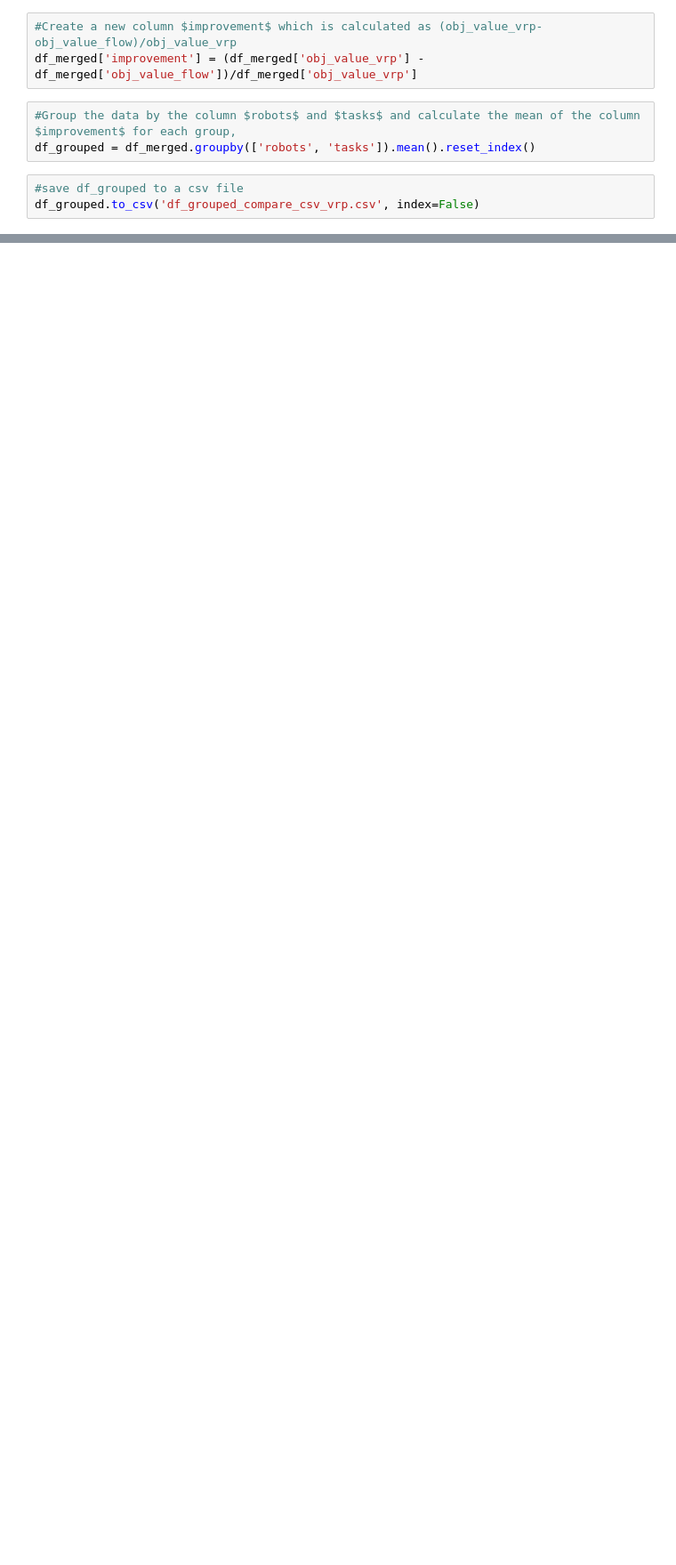
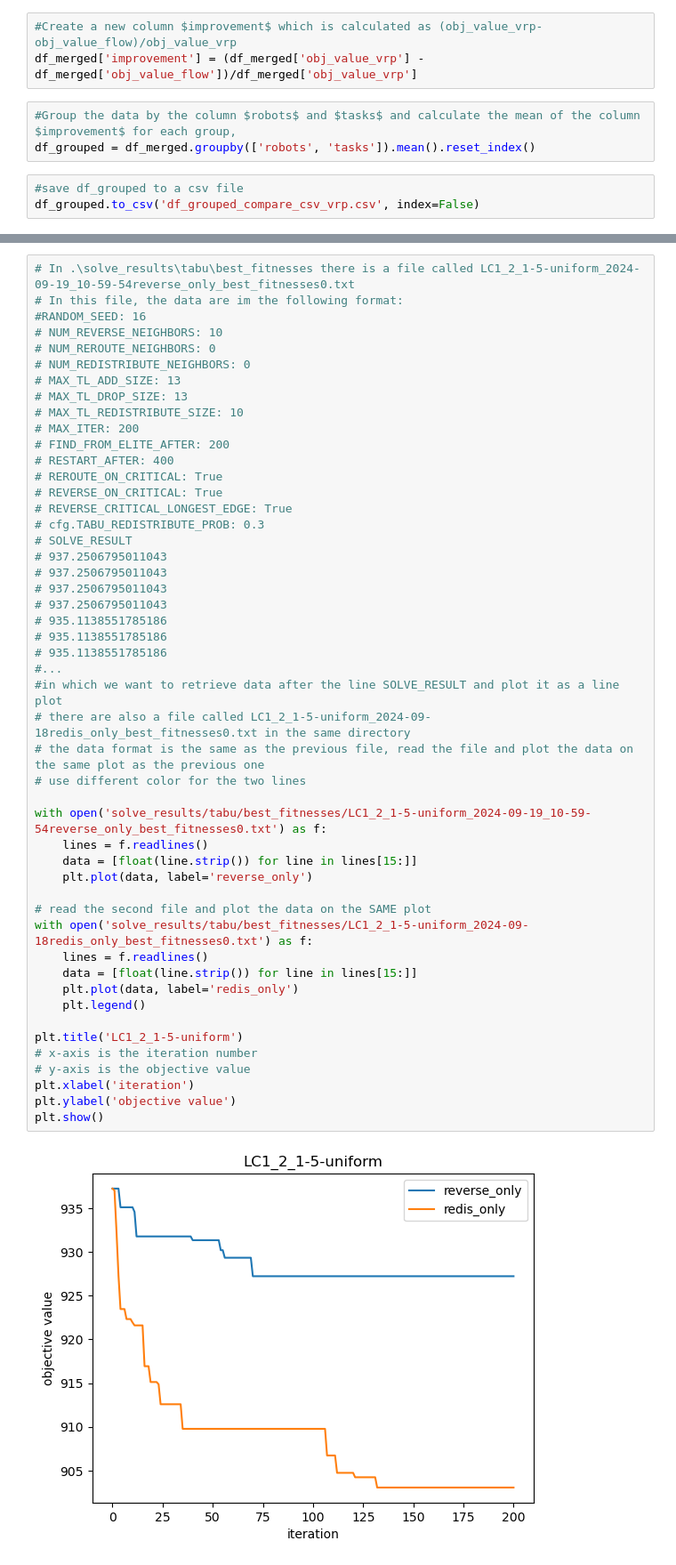
Before and after one commit to thaonc97/thao_phd_model, a Jupyter notebook: data_analyze.ipynb, the cells around one changed output, grey strips where cells are left out. Shown at 89% size. Drawn from its saved outputs; the diff is of its cells as text; blank space fills up the shorter version.

Commit message:
update dedicated redis

```diff
--- a/data_analyze.ipynb
+++ b/data_analyze.ipynb
@@ -115,0 +121,51 @@ df_grouped.to_csv('df_grouped_compare_csv_vrp.csv', index=False)
+# %%
+# In .\solve_results\tabu\best_fitnesses there is a file called LC1_2_1-5-uniform_2024-09-19_10-59-54reverse_only_best_fitnesses0.txt
+# In this file, the data are im the following format:
+#RANDOM_SEED: 16
+# NUM_REVERSE_NEIGHBORS: 10
+# NUM_REROUTE_NEIGHBORS: 0
+# NUM_REDISTRIBUTE_NEIGHBORS: 0
+# MAX_TL_ADD_SIZE: 13
+# MAX_TL_DROP_SIZE: 13
+# MAX_TL_REDISTRIBUTE_SIZE: 10
+# MAX_ITER: 200
+# FIND_FROM_ELITE_AFTER: 200
+# RESTART_AFTER: 400
+# REROUTE_ON_CRITICAL: True
+# REVERSE_ON_CRITICAL: True
+# REVERSE_CRITICAL_LONGEST_EDGE: True
+# cfg.TABU_REDISTRIBUTE_PROB: 0.3
+# SOLVE_RESULT
+# 937.2506795011043
+# 937.2506795011043
+# 937.2506795011043
+# 937.2506795011043
+# 935.1138551785186
+# 935.1138551785186
+# 935.1138551785186
+#...
+#in which we want to retrieve data after the line SOLVE_RESULT and plot it as a line plot
+# there are also a file called LC1_2_1-5-uniform_2024-09-18redis_only_best_fitnesses0.txt in the same directory
+# the data format is the same as the previous file, read the file and plot the data on the same plot as the previous one
+# use different color for the two lines
+
+with open('solve_results/tabu/best_fitnesses/LC1_2_1-5-uniform_2024-09-19_10-59-54reverse_only_best_fitnesses0.txt') as f:
+    lines = f.readlines()
+    data = [float(line.strip()) for line in lines[15:]]
+    plt.plot(data, label='reverse_only')
+
+# read the second file and plot the data on the SAME plot
+with open('solve_results/tabu/best_fitnesses/LC1_2_1-5-uniform_2024-09-18redis_only_best_fitnesses0.txt') as f:
+    lines = f.readlines()
+    data = [float(line.strip()) for line in lines[15:]]
+    plt.plot(data, label='redis_only')
+    plt.legend()
+
+plt.title('LC1_2_1-5-uniform')
+# x-axis is the iteration number
+# y-axis is the objective value
+plt.xlabel('iteration')
+plt.ylabel('objective value')
+plt.show()
+# %% [output]
+[figure, added]
```
Also changed, not shown: parts of 6 cells of this notebook, 6 other files.
